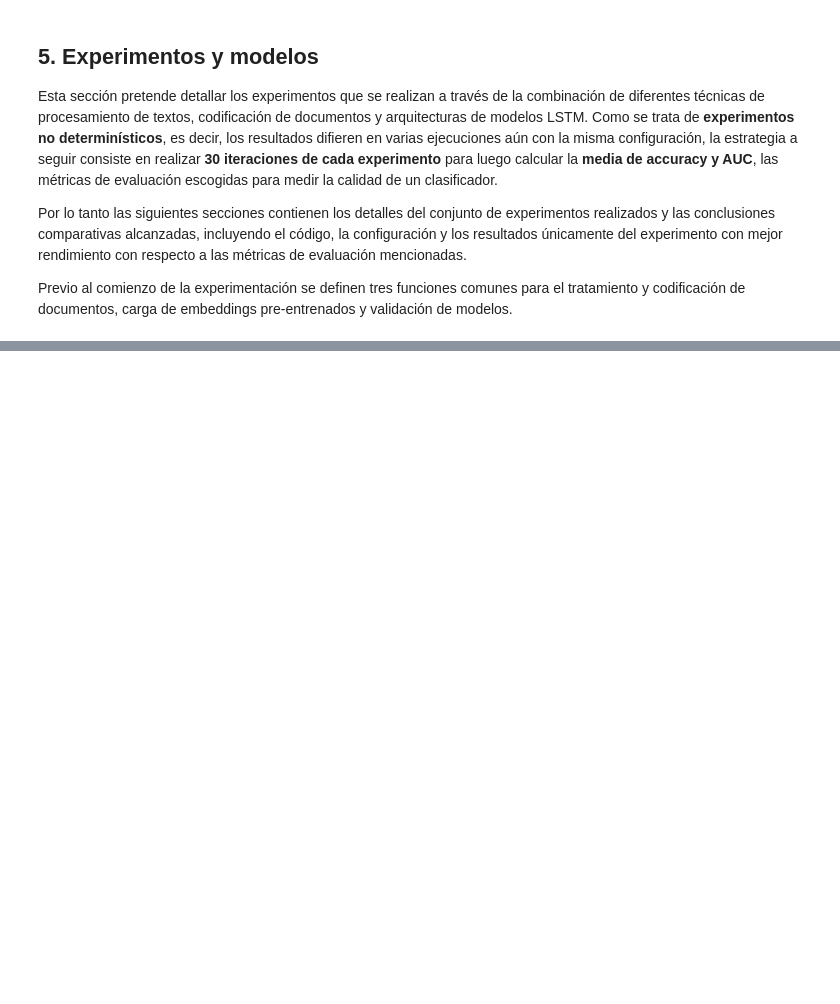
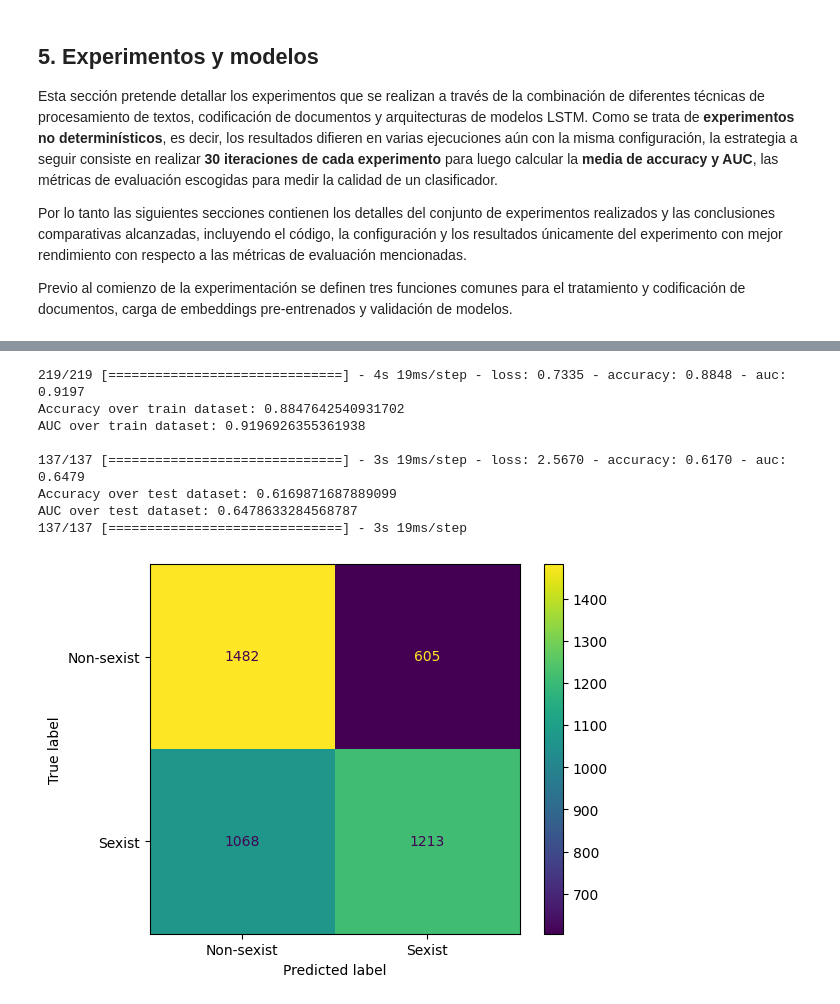
Before and after one commit to lidiasm/DATCOM-TFM, a Jupyter notebook: notebooks/lstm_models.ipynb, the cells around one changed output, grey strips where cells are left out. Saved outputs shown, nothing was run; the diff lists cells and outputs as text; code cells hidden in the pictures; blank space fills up the shorter version.

Commit message:
Terminado el modelo del primer experimento encontrado para una arquitectura LSTM básica #8

```diff
--- a/notebooks/lstm_models.ipynb
+++ b/notebooks/lstm_models.ipynb
@@ -298,0 +471,20 @@ def validate_lstm_model(
+# %%
+## LSTM VALIDATION
+## Evaluate the trained LSTM model over train and test datasets
+validate_lstm_model(
+    model=lstm_model1,
+    train_matrix=processed_data["train_matrix"],
+    train_labels=processed_data["train_labels"],
+    test_matrix=processed_data["test_matrix"],
+    test_labels=processed_data["test_labels"]
+)
+# %% [output]
+219/219 [==============================] - 4s 19ms/step - loss: 0.7335 - accuracy: 0.8848 - auc: 0.9197
+Accuracy over train dataset: 0.8847642540931702
+AUC over train dataset: 0.9196926355361938
+
+137/137 [==============================] - 3s 19ms/step - loss: 2.5670 - accuracy: 0.6170 - auc: 0.6479
+Accuracy over test dataset: 0.6169871687889099
+AUC over test dataset: 0.6478633284568787
+137/137 [==============================] - 3s 19ms/step
+[figure, added]
```
Also changed, not shown: parts of 5 cells of this notebook.
